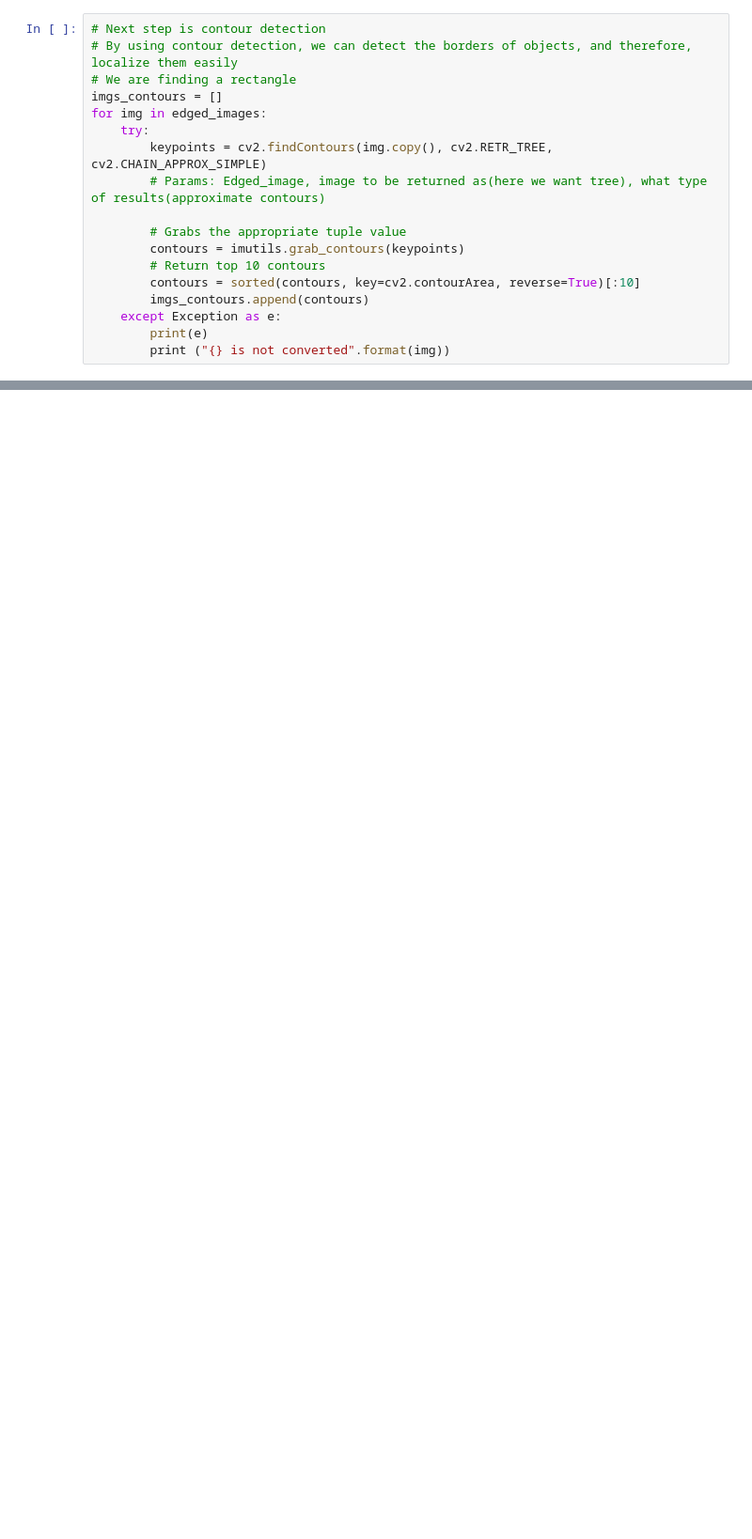
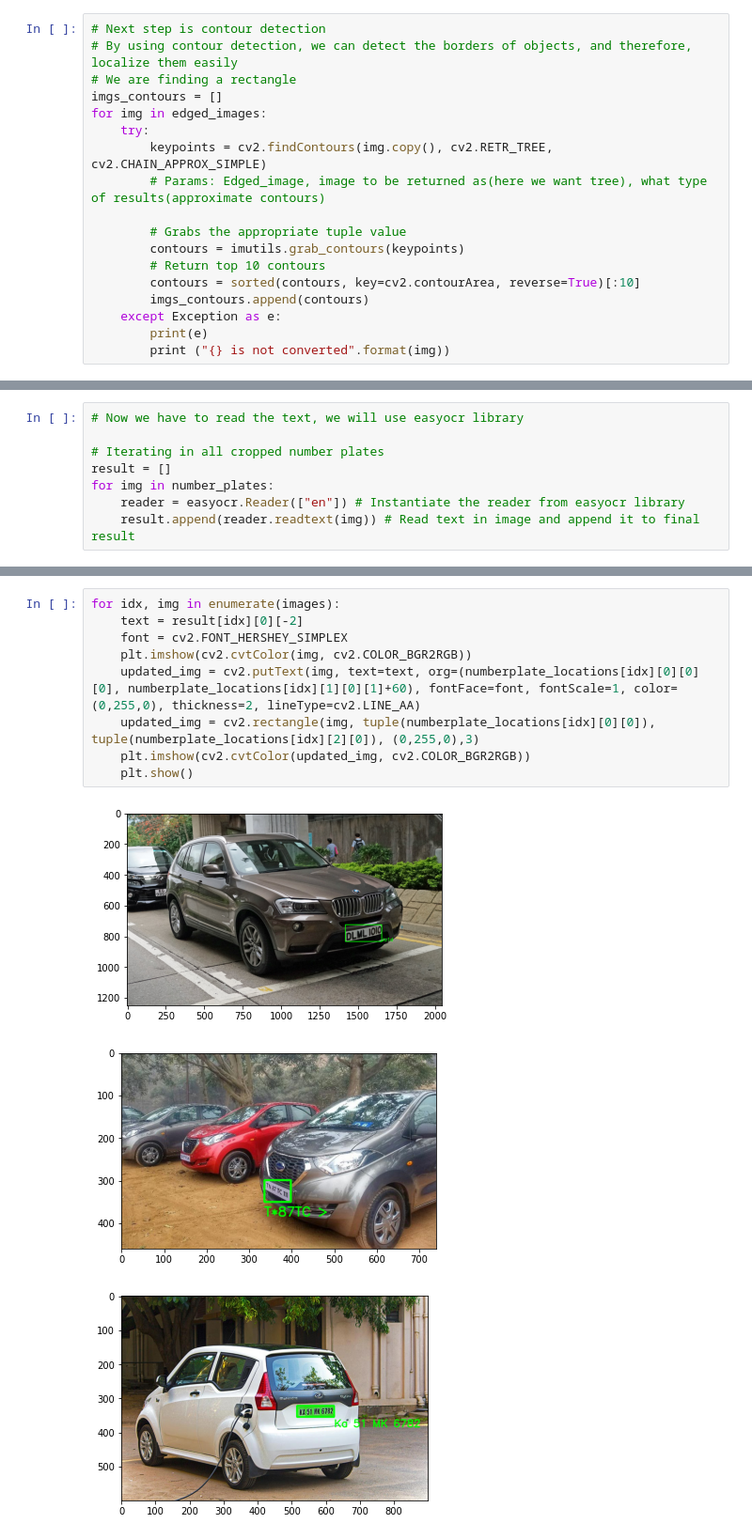
Before and after one commit to iamSShan/number-plate-recognition, a Jupyter notebook: NumberPlateRecognition.ipynb, the cells around one changed output, grey strips where cells are left out. Shown at 94% size. Cells and saved outputs as stored; diff of their text form; blank space fills up the shorter version.

```diff
--- a/NumberPlateRecognition.ipynb
+++ b/NumberPlateRecognition.ipynb
@@ -148,0 +163,8 @@ for idx, img in enumerate(images):
+# %%
+# Now we have to read the text, we will use easyocr library
+
+# Iterating in all cropped number plates
+result = []
+for img in number_plates:
+    reader = easyocr.Reader(["en"]) # Instantiate the reader from easyocr library
+    result.append(reader.readtext(img)) # Read text in image and append it to final result
@@ -148,0 +197,13 @@ for idx, img in enumerate(images):
+# %%
+for idx, img in enumerate(images):
+    text = result[idx][0][-2]
+    font = cv2.FONT_HERSHEY_SIMPLEX
+    plt.imshow(cv2.cvtColor(img, cv2.COLOR_BGR2RGB))
+    updated_img = cv2.putText(img, text=text, org=(numberplate_locations[idx][0][0][0], numberplate_locations[idx][1][0][1]+60), fontFace=font, fontScale=1, color=(0,255,0), thickness=2, lineType=cv2.LINE_AA)
+    updated_img = cv2.rectangle(img, tuple(numberplate_locations[idx][0][0]), tuple(numberplate_locations[idx][2][0]), (0,255,0),3)
+    plt.imshow(cv2.cvtColor(updated_img, cv2.COLOR_BGR2RGB))
+    plt.show()
+# %% [output]
+[figure, added]
+[figure, added]
+[figure, added]
```
Also changed, not shown: parts of 9 cells of this notebook.
